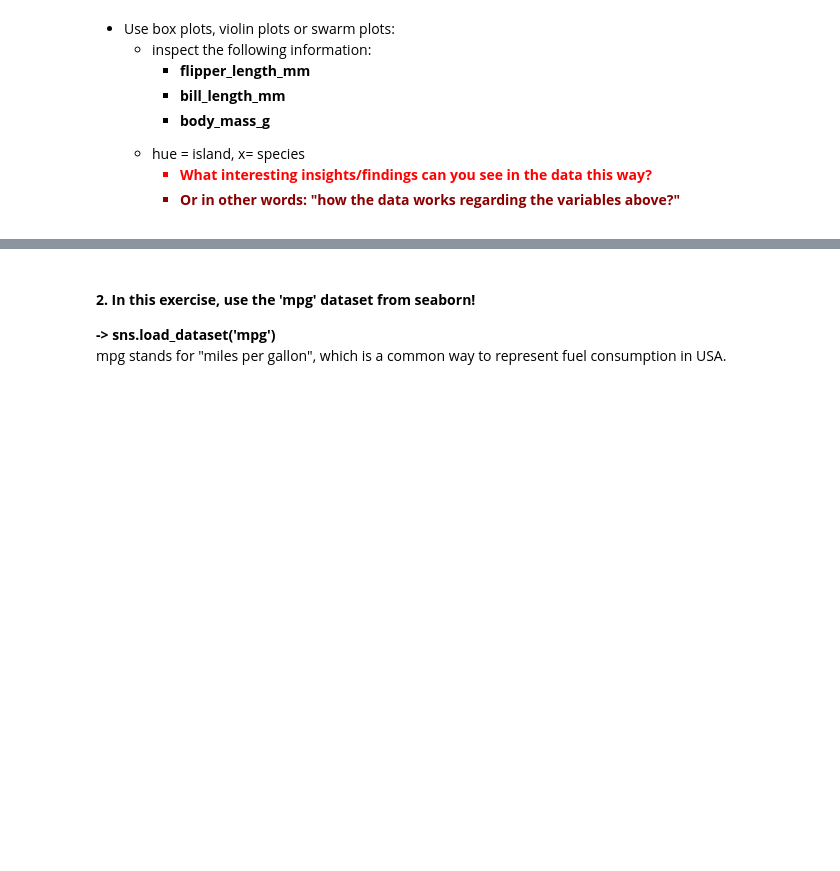
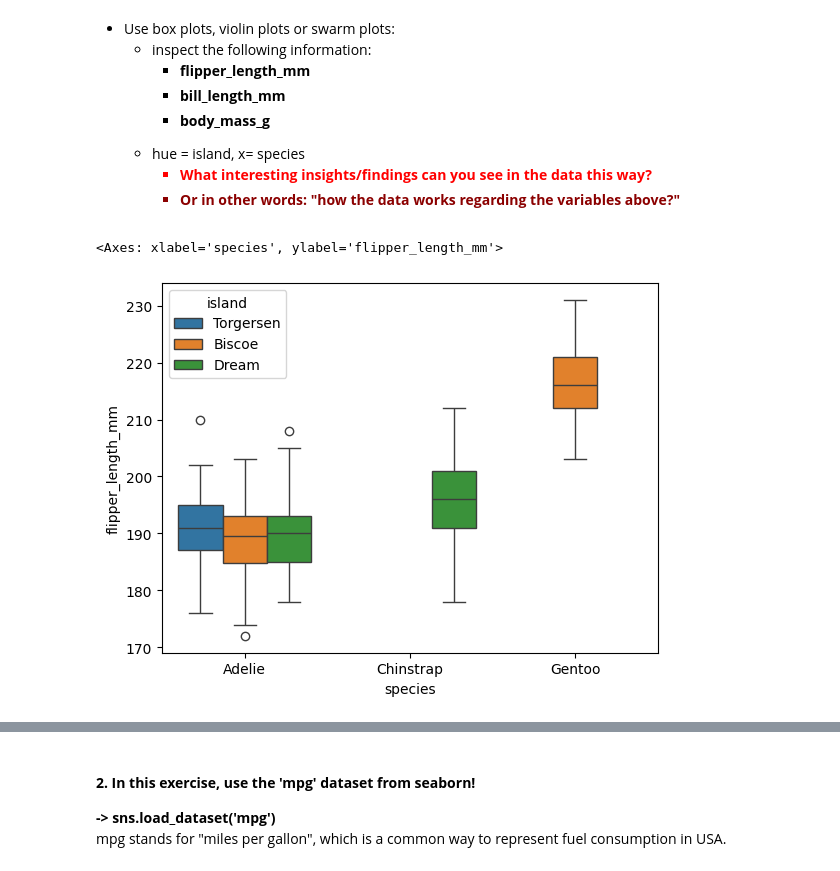
Before and after one commit to jehuhta/Intro_Data_Analytics_Huhta_Jeremy_Spring2025, a Jupyter notebook: Exercises_3_Seaborn/DataAnalyticsExerciseSet3.ipynb, the cells around one changed output, grey strips where cells are left out. Cells and saved outputs as stored; diff of their text form; code cells hidden in the pictures; blank space fills up the shorter version.

```diff
--- a/Exercises_3_Seaborn/DataAnalyticsExerciseSet3.ipynb
+++ b/Exercises_3_Seaborn/DataAnalyticsExerciseSet3.ipynb
@@ -181,0 +183,9 @@ sns.scatterplot(data=df)
+# %%
+# Box plot 1 -- Flipper length.
+sns.boxplot(x='species', y='flipper_length_mm', hue='island', data=df)
+
+# Student Observation: Penguin species Adelie habitates each of the three islands!
+# Also, the species Gentoo has the largest flipper-size.
+# %% [output]
+<Axes: xlabel='species', ylabel='flipper_length_mm'>
+[figure, added]
```
Also changed, not shown: parts of 65 cells of this notebook.
